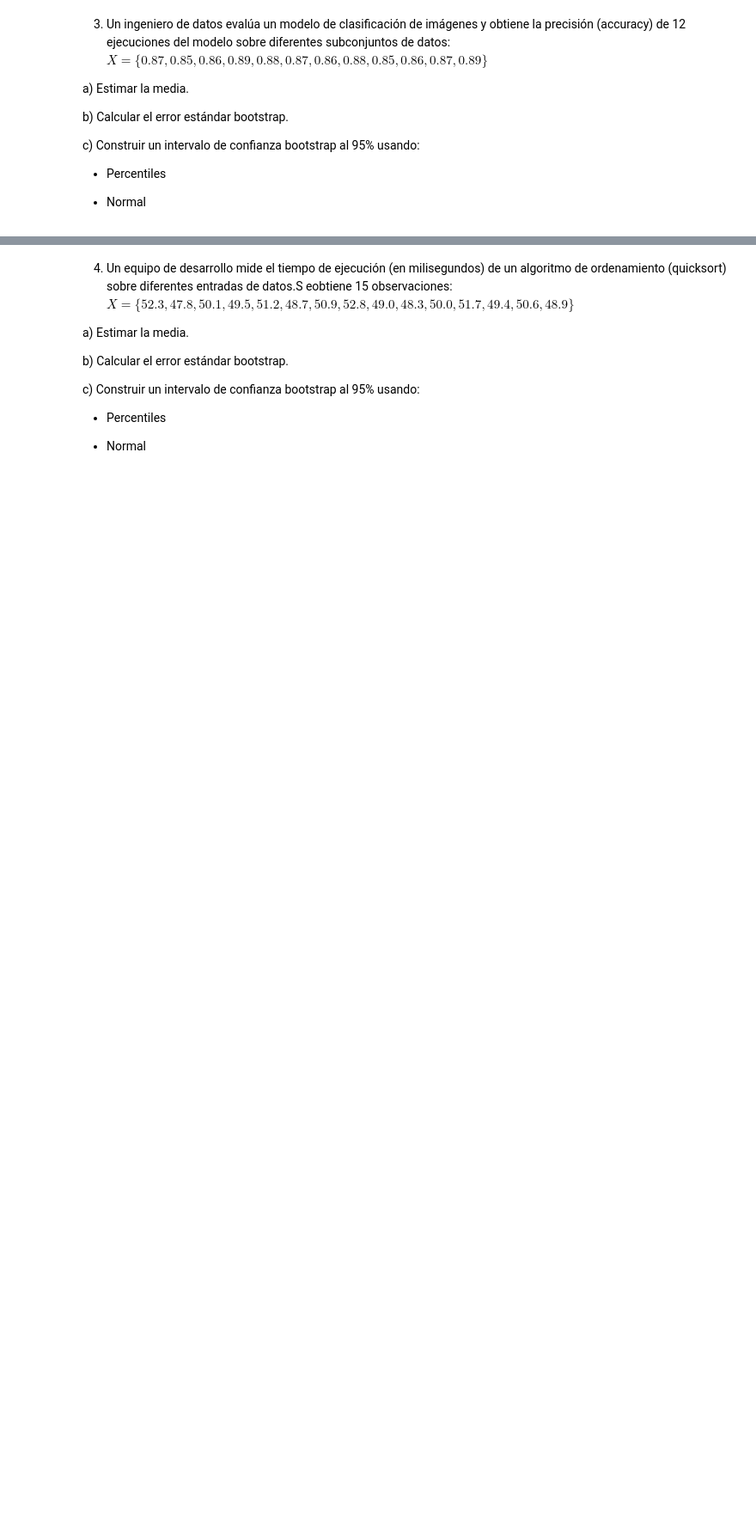
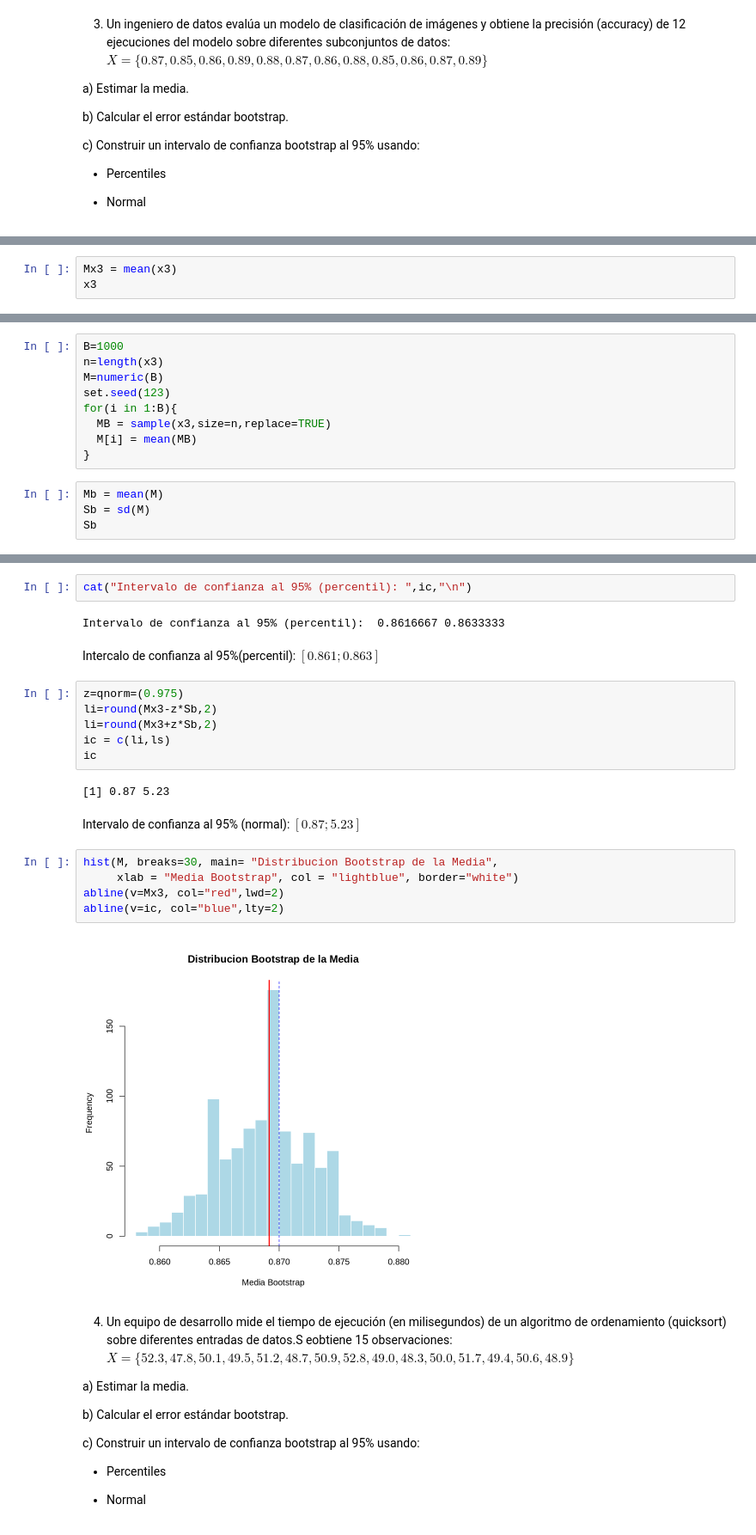
Before and after one commit to ALdoMartineCh16/Analisis-Exploratorio-de-Datos-Espaciales, a Jupyter notebook: SESION_15_AEDE_METODO_DE_REMUESTREO.ipynb, the cells around one changed output, grey strips where cells are left out. Shown: that part at 86% size. Saved outputs shown, nothing was run; the diff lists cells and outputs as text; blank space fills up the shorter version.

```diff
--- a/SESION_15_AEDE_METODO_DE_REMUESTREO.ipynb
+++ b/SESION_15_AEDE_METODO_DE_REMUESTREO.ipynb
@@ -447,0 +497,3 @@ Mx2
+# %%
+Mx3 = mean(x3)
+x3
@@ -447,0 +502,13 @@ Mx2
+# %%
+B=1000
+n=length(x3)
+M=numeric(B)
+set.seed(123)
+for(i in 1:B){
+  MB = sample(x3,size=n,replace=TRUE)
+  M[i] = mean(MB)
+}
+# %%
+Mb = mean(M)
+Sb = sd(M)
+Sb
@@ -448,3 +523,26 @@ Mx2
+# %%
+cat("Intervalo de confianza al 95% (percentil): ",ic,"\n")
+# %% [output]
+Intervalo de confianza al 95% (percentil):  0.8616667 0.8633333
+# %% [markdown]
+Intercalo de confianza al 95%(percentil): $[0.861;0.863]$
+# %%
+z=qnorm=(0.975)
+li=round(Mx3-z*Sb,2)
+li=round(Mx3+z*Sb,2)
+ic = c(li,ls)
+ic
+# %% [output]
+[1] 0.87 5.23
+# %% [markdown]
+Intervalo de confianza al 95% (normal): $[0.87;5.23]$
+# %%
+hist(M, breaks=30, main= "Distribucion Bootstrap de la Media",
+     xlab = "Media Bootstrap", col = "lightblue", border="white")
+abline(v=Mx3, col="red",lwd=2)
+abline(v=ic, col="blue",lty=2)
+# %% [output]
+[figure, added]
 # %% [markdown]
 4. Un equipo de desarrollo mide el tiempo de ejecución (en milisegundos) de un algoritmo de ordenamiento (quicksort) sobre diferentes entradas de datos.S eobtiene 15 observaciones:$X=\{52.3, 47.8, 50.1, 49.5, 51.2, 48.7, 50.9, 52.8, 49.0, 48.3, 50.0, 51.7, 49.4, 50.6, 48.9\}$
 
```
Also changed, not shown: parts of 22 cells of this notebook.
